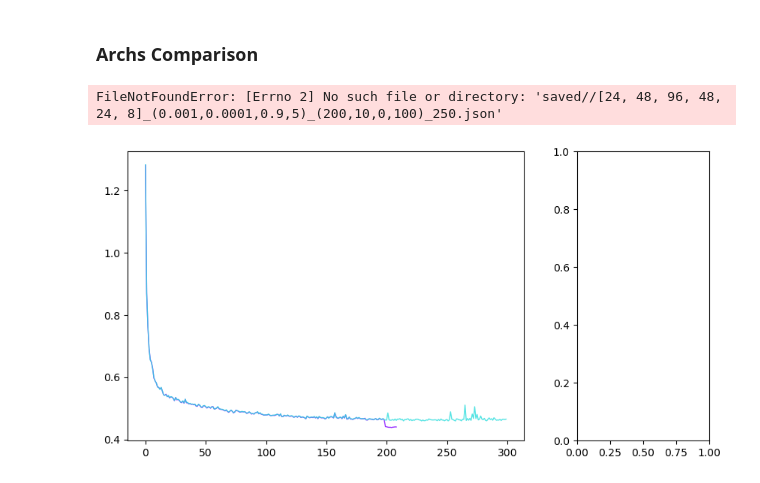
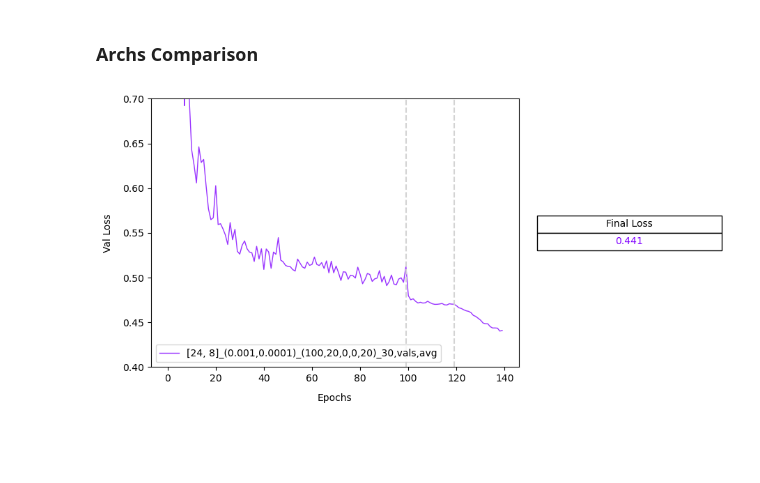
Before and after one commit to liam-hp/deepsplines-thesis, a Jupyter notebook: plot_data.ipynb, the cells around one changed output. Drawn from its saved outputs; the diff is of its cells as text; code cells hidden in the pictures; blank space fills up the shorter version.

```diff
--- a/plot_data.ipynb
+++ b/plot_data.ipynb
@@ -27,59 +27,67 @@ importlib.reload(utils)
 # %% [markdown]
 ### Archs Comparison
 # %%
-#~ --------------- 25 runs ---------------
+#~ --------------- 30 runs ---------------
 import importlib, utils
 importlib.reload(utils)
 utils.plot_multiple2(
     model_paths=[
 
-        # ("", "", "vals", "avg"), # path, filename, which data, how to process across runs
+        #^ ReLU --> BSpline
+        # ("30", "[8]_(0.001,0.0001)_(125,20,0,50,0)_30", "vals", "avg"),
+        # ("30", "[8]_(0.001,0.0001)_(125,20,0,50,0)_30", "cr_vals", "avg"),
 
-        # ("", "[8]_(0.001,0.0001,0.9,5)_(200,10,0,100)_250", "vals", "avg"),
-        # ("", "[8]_(0.001,0.0001,0.9,5)_(200,10,0,100)_250", "cr_vals", "avg"),
+        # ("30", "[24, 8]_(0.001,0.0001)_(125,20,0,50,0)_30", "vals", "avg"),
+        # ("30", "[24, 8]_(0.001,0.0001)_(125,20,0,50,0)_30", "cr_vals", "avg"),
 
-        # ("", "[24, 8]_(0.001,0.0001,0.9,5)_(200,10,0,100)_250", "vals", "avg"),
-        # ("", "[24, 8]_(0.001,0.0001,0.9,5)_(200,10,0,100)_250", "cr_vals", "avg"),
+        #^ ReLU --> BSpline --> LSpline
+        # Seems like we lose the advantage when we switch back to linear spline... try decr the learning rate
 
-        # ("", "[24, 48, 24, 8]_(0.001,0.0001,0.9,5)_(200,10,0,100)_250", "vals", "avg"),
-        # ("", "[24, 48, 24, 8]_(0.001,0.0001,0.9,5)_(200,10,0,100)_250", "cr_vals", "avg"),
+    #? arch=[8]:
+    #?  - switching to splines offers an almost instant ~5% improvement
+    #?  - switching before plateau (150e) is suboptimal, after it doesn't matter
+    #?  - lose the advantage when switching back to linear splines
 
-        #^ Comp ReLU vs BSpline
+        #~ linear spline LR at 0.001
+        # ("100", "[8]_(0.001,0.0001)_(50,20,0,50,30)_100", "vals", "avg"),
+        # ("100", "[8]_(0.001,0.0001)_(50,20,0,50,30)_100", "cr_vals", "avg"),
+        # ("100", "[8]_(0.001,0.0001)_(100,20,0,50,30)_100", "vals", "avg"),
+        # ("100", "[8]_(0.001,0.0001)_(100,20,0,50,30)_100", "cr_vals", "avg"),
+        # ("100", "[8]_(0.001,0.0001)_(150,20,0,50,30)_100", "vals", "avg"),
+        # ("100", "[8]_(0.001,0.0001)_(150,20,0,50,30)_100", "cr_vals", "avg"),
+        # ("100", "[8]_(0.001,0.0001)_(300,20,0,50,30)_100", "vals", "avg"),
+        # ("100", "[8]_(0.001,0.0001)_(300,20,0,50,30)_100", "cr_vals", "avg"),
 
-        # ("25 runs", "[8]_(0.001,0.0001)_(100,10,0,50)_25", "vals", "avg"),
-        # ("25 runs", "[8]_(0.001,0.0001)_(100,10,0,50)_25", "cr_vals", "avg"),
-        # ("25 runs", "[8]_(0.001,0.0001)_(200,20,0,100)_25", "vals", "avg"),
-        # ("25 runs", "[8]_(0.001,0.0001)_(200,20,0,100)_25", "cr_vals", "avg"),
+    #? arch=[24, 8]:
 
-        # ("25 runs", "[24, 8]_(0.001,0.0001)_(100,10,0,50)_25", "vals", "avg"),
-        # ("25 runs", "[24, 8]_(0.001,0.0001)_(100,10,0,50)_25", "cr_vals", "avg"),
-        # ("25 runs", "[24, 8]_(0.001,0.0001)_(200,20,0,100)_25", "vals", "avg"),
-        # ("25 runs", "[24, 8]_(0.001,0.0001)_(200,20,0,100)_25", "cr_vals", "avg"),
+         #~ linear spline LR at 0.001
+        # ("100", "[24, 8]_(0.001,0.0001)_(50,20,0,50,30)_100", "vals", "avg"),
+        # ("100", "[24, 8]_(0.001,0.0001)_(50,20,0,50,30)_100", "cr_vals", "avg"),
+        # ("100", "[24, 8]_(0.001,0.0001)_(100,20,0,50,30)_100", "vals", "avg"),
+        # ("100", "[24, 8]_(0.001,0.0001)_(100,20,0,50,30)_100", "cr_vals", "avg"),
+        # ("100", "[24, 8]_(0.001,0.0001)_(150,20,0,50,30)_100", "vals", "avg"),
+        # ("100", "[24, 8]_(0.001,0.0001)_(150,20,0,50,30)_100", "cr_vals", "avg"),
 
-        # ("25 runs", "[24, 48, 24, 8]_(0.001,0.0001)_(100,10,0,50)_25", "vals", "avg"),
-        # ("25 runs", "[24, 48, 24, 8]_(0.001,0.0001)_(100,10,0,50)_25", "cr_vals", "avg"),
-        # ("25 runs", "[24, 48, 24, 8]_(0.001,0.0001)_(200,20,0,100)_25", "vals", "avg"),
-        # ("25 runs", "[24, 48, 24, 8]_(0.001,0.0001)_(200,20,0,100)_25", "cr_vals", "avg"),
+        #~ linear spline LR at 0.0001 - mf is cracked
+        # ("30", "[24, 8]_(0.001,0.0001)_(100,20,0,0,1)_30", "vals", "avg"),
+        # ("30", "[24, 8]_(0.001,0.0001)_(100,20,0,0,1)_30", "vals", "avg"),
+        ("important", "[24, 8]_(0.001,0.0001)_(100,20,0,0,20)_30", "vals", "avg"), #! YOOOOO
 
-        # ("25 runs", "[24, 48, 96, 48, 24, 8]_(0.001,0.0001)_(100,10,0,50)_25", "vals", "avg"),
-        # ("25 runs", "[24, 48, 96, 48, 24, 8]_(0.001,0.0001)_(100,10,0,50)_25", "cr_vals", "avg"),
-        # ("25 runs", "[24, 48, 96, 48, 24, 8]_(0.001,0.0001)_(200,20,0,100)_25", "vals", "avg"),
-        # ("25 runs", "[24, 48, 96, 48, 24, 8]_(0.001,0.0001)_(200,20,0,100)_25", "cr_vals", "avg"),
+    #? arch=[24, 48, 24, 8]: works at 50 but not 100?
+         #~ this is with linear spline LR at 0.001
+        # ("100", "[24, 48, 24, 8]_(0.001,0.0001)_(50,20,0,50,30)_100", "vals", "avg"),
+        # ("100", "[24, 48, 24, 8]_(0.001,0.0001)_(50,20,0,50,30)_100", "cr_vals", "avg"),
+        # ("100", "[24, 48, 24, 8]_(0.001,0.0001)_(100,20,0,50,30)_100", "vals", "avg"),
+        # ("100", "[24, 48, 24, 8]_(0.001,0.0001)_(100,20,0,50,30)_100", "cr_vals", "avg"),
 
-        #^ Both only (no pretraining)
-
-        # ("", "[8]_(0.001,0.0001)_(0,0,300,0)_25", "vals", "avg"),
-        # ("", "[24, 8]_(0.001,0.0001)_(0,0,300,0)_25", "vals", "avg"),
-        # ("", "[24, 48, 24, 8]_(0.001,0.0001)_(0,0,300,0)_25", "vals", "avg"),
 
     ],
     x="epochs",
     # xlim = 175,
     xmin=0,
-    ylim = .8,
-    ymin=.3,
-    # vbars = [(85, "grey")],
+    ylim = .7,
+    ymin=.4,
+    vbars = [(99, "lightgrey"), (119, "lightgrey")],
 )
 # %% [output]
-FileNotFoundError: [Errno 2] No such file or directory: 'saved//[24, 48, 96, 48, 24, 8]_(0.001,0.0001,0.9,5)_(200,10,0,100)_250.json'
-[figure, old version]
+[figure, new version]
```
Also changed, not shown: parts of 2 cells of this notebook, 8 other files.
